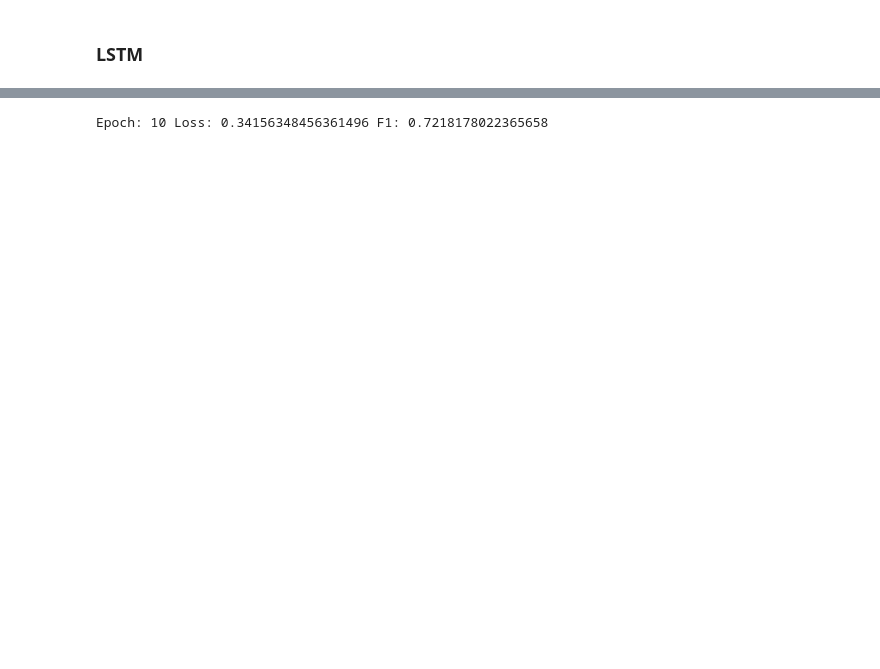
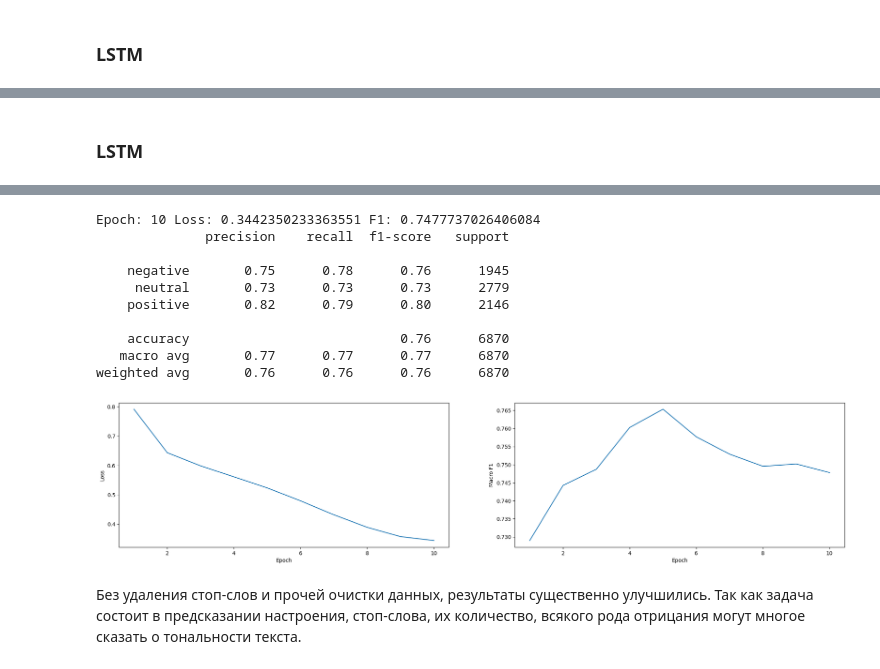
Before and after one commit to AlexSidDev/NLP_HW1, a Jupyter notebook: HW1.ipynb, the cells around one changed output, grey strips where cells are left out. Saved outputs shown, nothing was run; the diff lists cells and outputs as text; code cells hidden in the pictures; blank space fills up the shorter version.

```diff
--- a/HW1.ipynb
+++ b/HW1.ipynb
@@ -406,3 +537,5 @@ Epoch: 10 Loss: 0.10303844831624004 F1: 0.6804118967581368
+# %% [markdown]
+### LSTM
 # %%
 model = MyLSTM(300, 96, 3).to(device)
 
@@ -412,5 +545,5 @@ optim = AdamW(model.parameters(), lr=2e-3, weight_decay=0.05)
 num_steps = len(train_dataloader) * epochs
 scheduler = CosineAnnealingLR(optim, num_steps, 1e-7)
 
-train(model, optim, 'cnn', train_dataloader, val_dataloader, scheduler, device)
+train(model, epochs, optim, 'lstm', train_dataloader, val_dataloader, scheduler, device)
 # %% [output]
@@ -426 +559,13 @@ Epoch: 9 Loss: 0.358336783125419 F1: 0.7227364049760864
-Epoch: 10 Loss: 0.34156348456361496 F1: 0.7218178022365658
+Epoch: 10 Loss: 0.3442350233363551 F1: 0.7477737026406084
+              precision    recall  f1-score   support
+
+    negative       0.75      0.78      0.76      1945
+     neutral       0.73      0.73      0.73      2779
+    positive       0.82      0.79      0.80      2146
+
+    accuracy                           0.76      6870
+   macro avg       0.77      0.77      0.77      6870
+weighted avg       0.76      0.76      0.76      6870
+[figure, added]
+# %% [markdown]
+Без удаления стоп-слов и прочей очистки данных, результаты существенно улучшились. Так как задача состоит в предсказании настроения, стоп-слова, их количество, всякого рода отрицания могут многое сказать о тональности текста.
```
Also changed, not shown: parts of 25 cells of this notebook, 1 other file.
